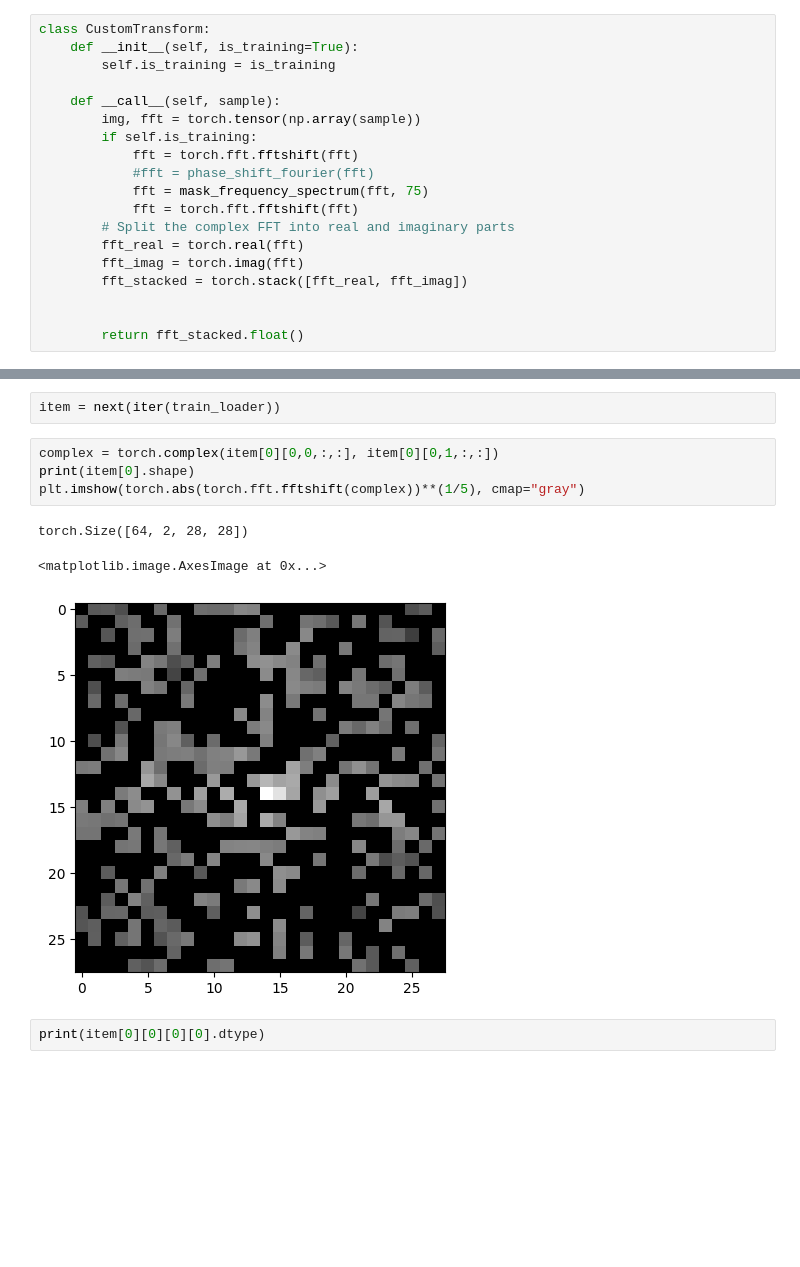
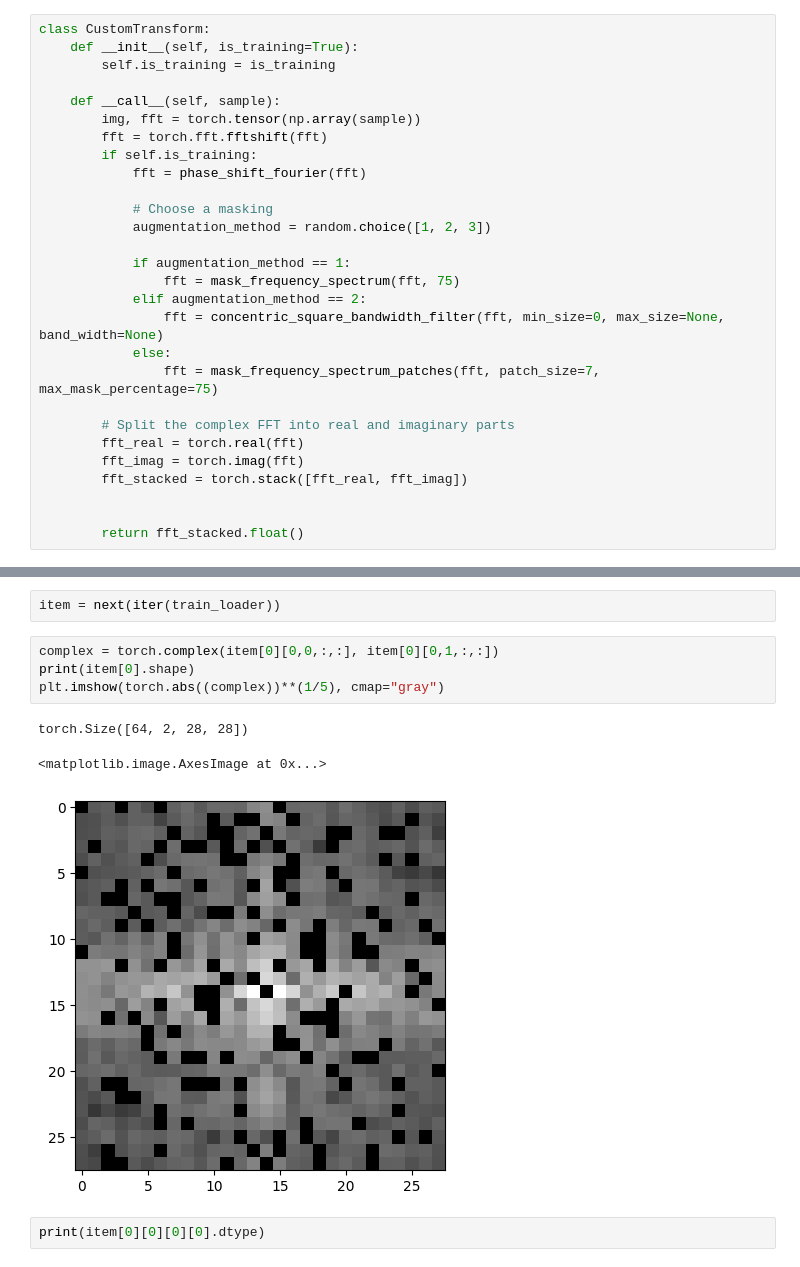
Before and after one commit to FsMarcoTU/fashion_mnist_tests, a Jupyter notebook: 240628_ViT freq_domain_freq_augment.ipynb, the cells around one changed output, grey strips where cells are left out. Drawn from its saved outputs; the diff is of its cells as text; blank space fills up the shorter version.

```diff
--- a/240628_ViT freq_domain_freq_augment.ipynb
+++ b/240628_ViT freq_domain_freq_augment.ipynb
@@ -124,11 +63,20 @@ class CustomTransform:
 
     def __call__(self, sample):
         img, fft = torch.tensor(np.array(sample))
+        fft = torch.fft.fftshift(fft)
         if self.is_training:
-            fft = torch.fft.fftshift(fft)
-            #fft = phase_shift_fourier(fft)
-            fft = mask_frequency_spectrum(fft, 75)
-            fft = torch.fft.fftshift(fft)
+            fft = phase_shift_fourier(fft)
+
+            # Choose a masking
+            augmentation_method = random.choice([1, 2, 3])
+
+            if augmentation_method == 1:
+                fft = mask_frequency_spectrum(fft, 75)
+            elif augmentation_method == 2:
+                fft = concentric_square_bandwidth_filter(fft, min_size=0, max_size=None, band_width=None)
+            else:
+                fft = mask_frequency_spectrum_patches(fft, patch_size=7, max_mask_percentage=75)
+
         # Split the complex FFT into real and imaginary parts
         fft_real = torch.real(fft)
         fft_imag = torch.imag(fft)
@@ -171,11 +119,11 @@ item = next(iter(train_loader))
 # %%
 complex = torch.complex(item[0][0,0,:,:], item[0][0,1,:,:])
 print(item[0].shape)
-plt.imshow(torch.abs(torch.fft.fftshift(complex))**(1/5), cmap="gray")
+plt.imshow(torch.abs((complex))**(1/5), cmap="gray")
 # %% [output]
 torch.Size([64, 2, 28, 28])
 <matplotlib.image.AxesImage at 0x...>
-[figure, old version]
+[figure, new version]
 # %%
 print(item[0][0][0][0].dtype)
 # %% [output]
```
Also changed, not shown: parts of 4 cells of this notebook, 6 other files.
